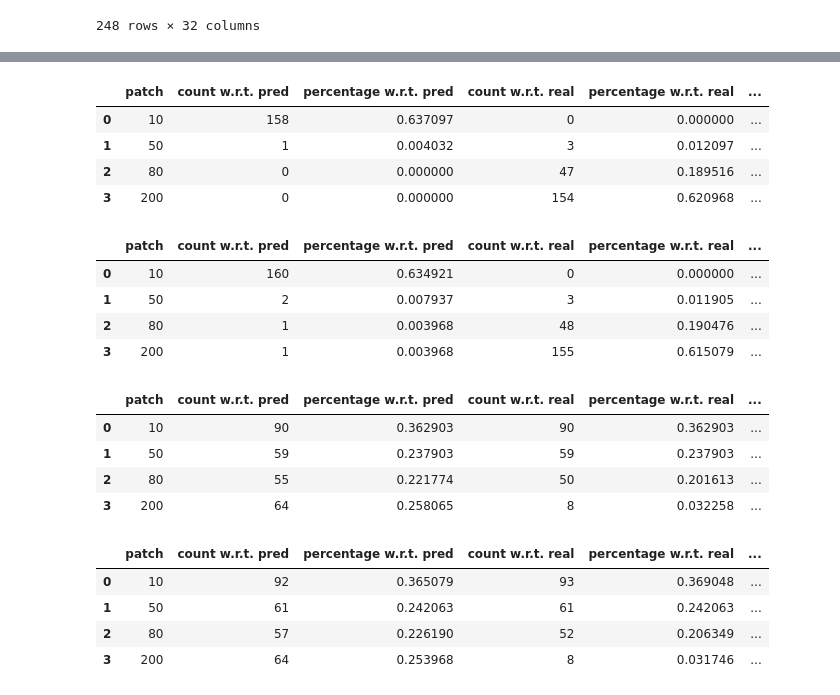
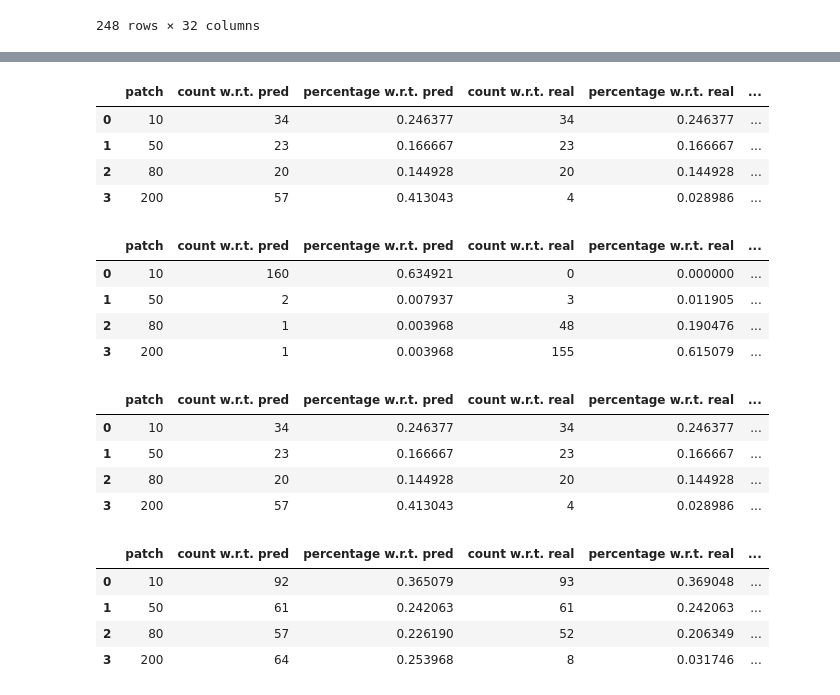
Before and after one commit to ML-Bioinfo-CEITEC/pknots_experiments, a Jupyter notebook: CNN-knot-core/knot_core_overlaps_spout_test.ipynb, the cells around one changed output, grey strips where cells are left out. Drawn from its saved outputs; the diff is of its cells as text; code cells hidden in the pictures.

```diff
--- a/CNN-knot-core/knot_core_overlaps_spout_test.ipynb
+++ b/CNN-knot-core/knot_core_overlaps_spout_test.ipynb
@@ -376,3 +381,7 @@ Med: 0.23
 Max: 0.3103448275862069
 Min: -0.5727272727272728
 ----------------------------------------
+# %%
+df_below = scores_df.loc[scores_df['patch_10_min_pred'] < PREDICTION_THRESHOLD]
+print(f'Count: {len(df_below)}\n')
+get_simple_results_positive(df_below)
@@ -379,11 +395,11 @@ Min: -0.5727272727272728
 # %%
-get_simple_results_positive(df_below)
+get_simple_results_negative(df_below)
 # %% [output]
 |  | patch | count w.r.t. pred | percentage w.r.t. pred | count w.r.t. real | percentage w.r.t. real | ... |
-| 0 | 10 | 158 | 0.637097 | 0 | 0.000000 | ... |
-| 1 | 50 | 1 | 0.004032 | 3 | 0.012097 | ... |
-| 2 | 80 | 0 | 0.000000 | 47 | 0.189516 | ... |
-| 3 | 200 | 0 | 0.000000 | 154 | 0.620968 | ... |
+| 0 | 10 | 34 | 0.246377 | 34 | 0.246377 | ... |
+| 1 | 50 | 23 | 0.166667 | 23 | 0.166667 | ... |
+| 2 | 80 | 20 | 0.144928 | 20 | 0.144928 | ... |
+| 3 | 200 | 57 | 0.413043 | 4 | 0.028986 | ... |
 # %%
 # compare with results when the prediction was not taken into consideration:
 get_simple_results_positive(scores_df)
@@ -397,10 +413,10 @@ get_simple_results_positive(scores_df)
 get_simple_results_negative(df_below)
 # %% [output]
 |  | patch | count w.r.t. pred | percentage w.r.t. pred | count w.r.t. real | percentage w.r.t. real | ... |
-| 0 | 10 | 90 | 0.362903 | 90 | 0.362903 | ... |
-| 1 | 50 | 59 | 0.237903 | 59 | 0.237903 | ... |
-| 2 | 80 | 55 | 0.221774 | 50 | 0.201613 | ... |
-| 3 | 200 | 64 | 0.258065 | 8 | 0.032258 | ... |
+| 0 | 10 | 34 | 0.246377 | 34 | 0.246377 | ... |
+| 1 | 50 | 23 | 0.166667 | 23 | 0.166667 | ... |
+| 2 | 80 | 20 | 0.144928 | 20 | 0.144928 | ... |
+| 3 | 200 | 57 | 0.413043 | 4 | 0.028986 | ... |
 # %%
 get_simple_results_negative(scores_df)
 # %% [output]
```
Also changed, not shown: parts of 6 cells of this notebook, 4 other files.
